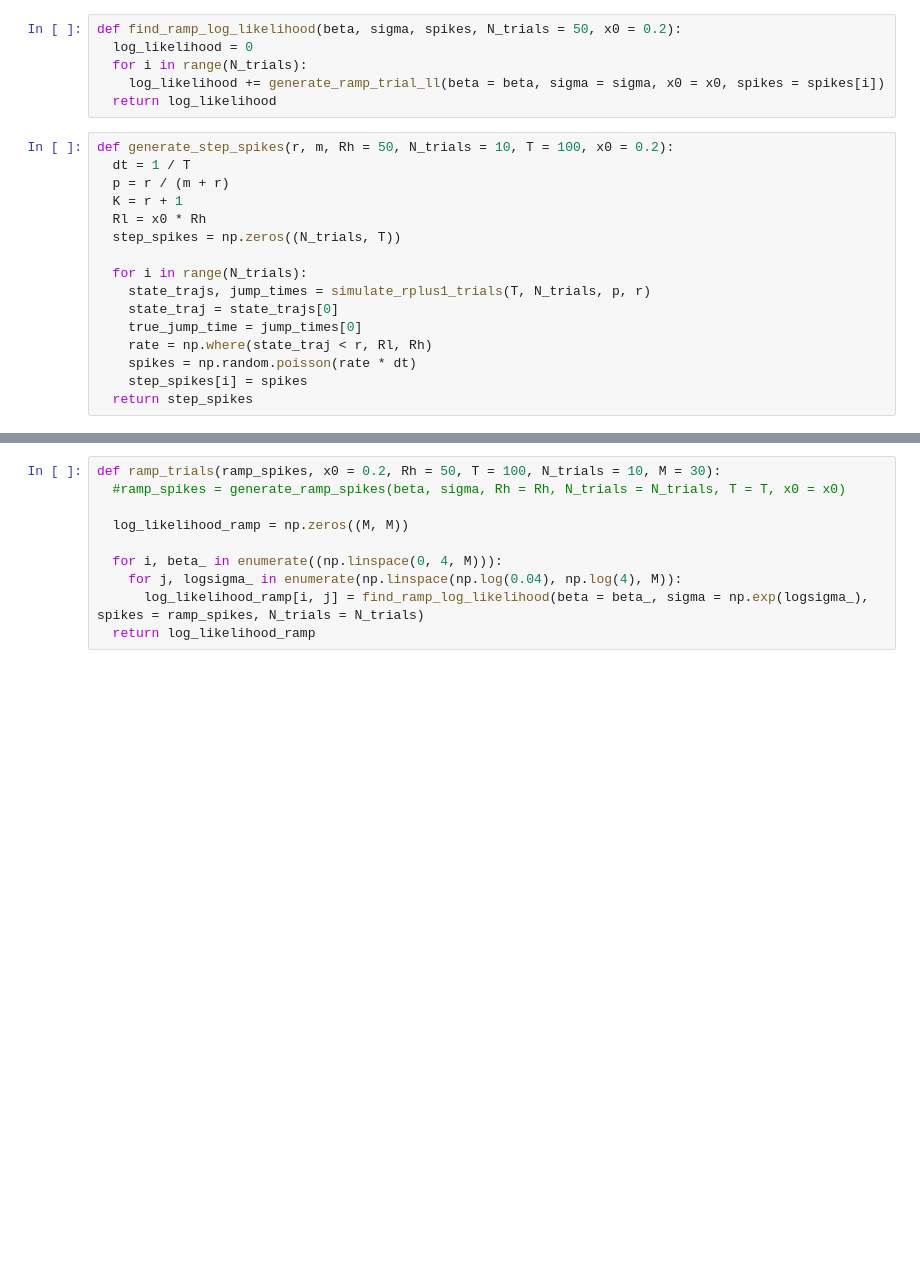
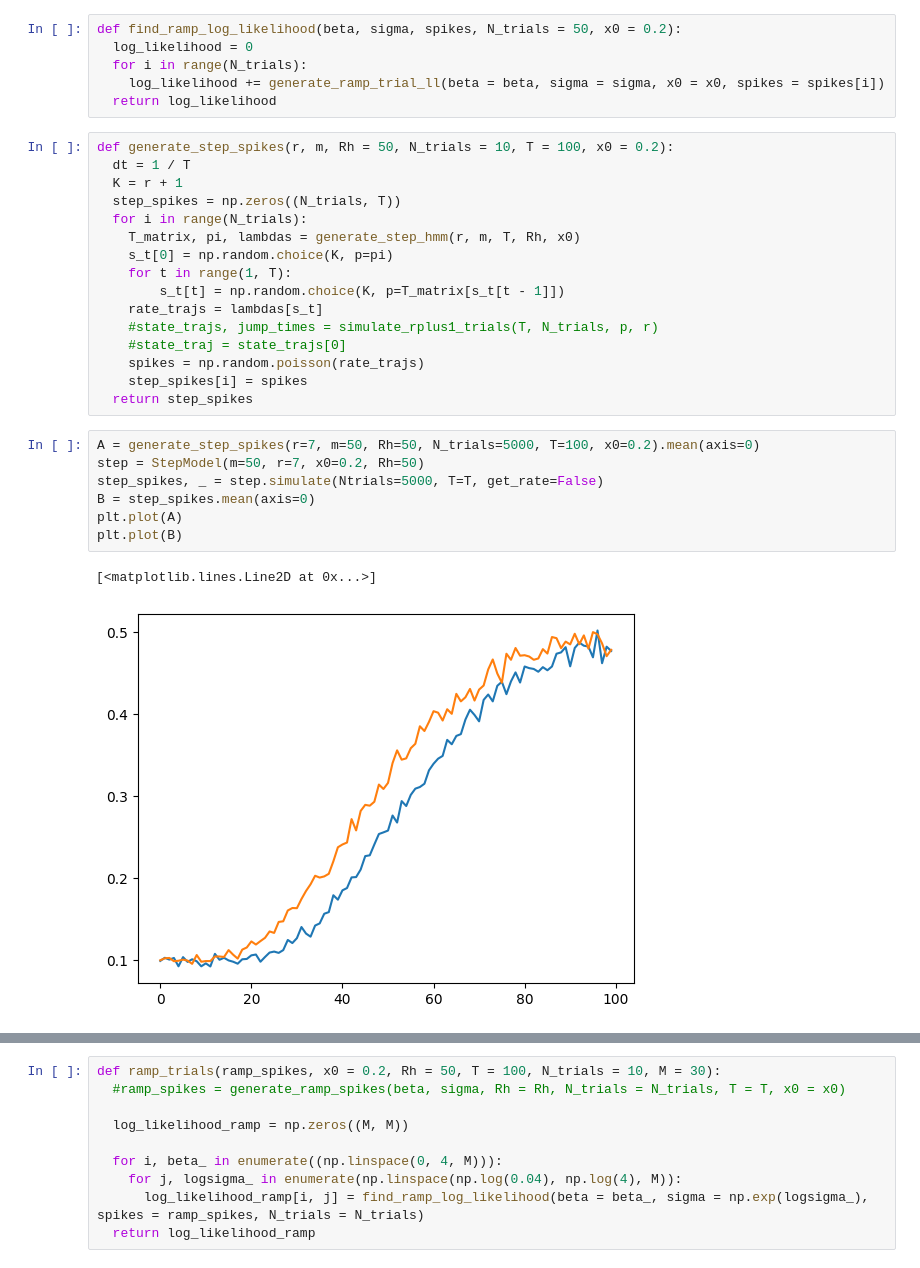
Before and after one commit to ericyh/Neural_Data_Processing, a Jupyter notebook: GG3_project.ipynb, the cells around one changed output, grey strips where cells are left out. Saved outputs shown, nothing was run; the diff lists cells and outputs as text; blank space fills up the shorter version.

```diff
--- a/GG3_project.ipynb
+++ b/GG3_project.ipynb
@@ -1860,19 +1865,29 @@ def find_ramp_log_likelihood(beta, sigma, spikes, N_trials = 50, x0 = 0.2):
 # %%
 def generate_step_spikes(r, m, Rh = 50, N_trials = 10, T = 100, x0 = 0.2):
   dt = 1 / T
-  p = r / (m + r)
   K = r + 1
-  Rl = x0 * Rh
   step_spikes = np.zeros((N_trials, T))
-
   for i in range(N_trials):
-    state_trajs, jump_times = simulate_rplus1_trials(T, N_trials, p, r)
-    state_traj = state_trajs[0]
-    true_jump_time = jump_times[0]
-    rate = np.where(state_traj < r, Rl, Rh)
-    spikes = np.random.poisson(rate * dt)
+    T_matrix, pi, lambdas = generate_step_hmm(r, m, T, Rh, x0)
+    s_t[0] = np.random.choice(K, p=pi)
+    for t in range(1, T):
+        s_t[t] = np.random.choice(K, p=T_matrix[s_t[t - 1]])
+    rate_trajs = lambdas[s_t]
+    #state_trajs, jump_times = simulate_rplus1_trials(T, N_trials, p, r)
+    #state_traj = state_trajs[0]
+    spikes = np.random.poisson(rate_trajs)
     step_spikes[i] = spikes
   return step_spikes
+# %%
+A = generate_step_spikes(r=7, m=50, Rh=50, N_trials=5000, T=100, x0=0.2).mean(axis=0)
+step = StepModel(m=50, r=7, x0=0.2, Rh=50)
+step_spikes, _ = step.simulate(Ntrials=5000, T=T, get_rate=False)
+B = step_spikes.mean(axis=0)
+plt.plot(A)
+plt.plot(B)
+# %% [output]
+[<matplotlib.lines.Line2D at 0x...>]
+[figure, added]
 # %%
 def generate_ramp_spikes(beta, sigma, Rh = 50, N_trials = 10, T = 100, x0 = 0.2):
   dt = 1 / T
```
Also changed, not shown: parts of 56 cells of this notebook.
